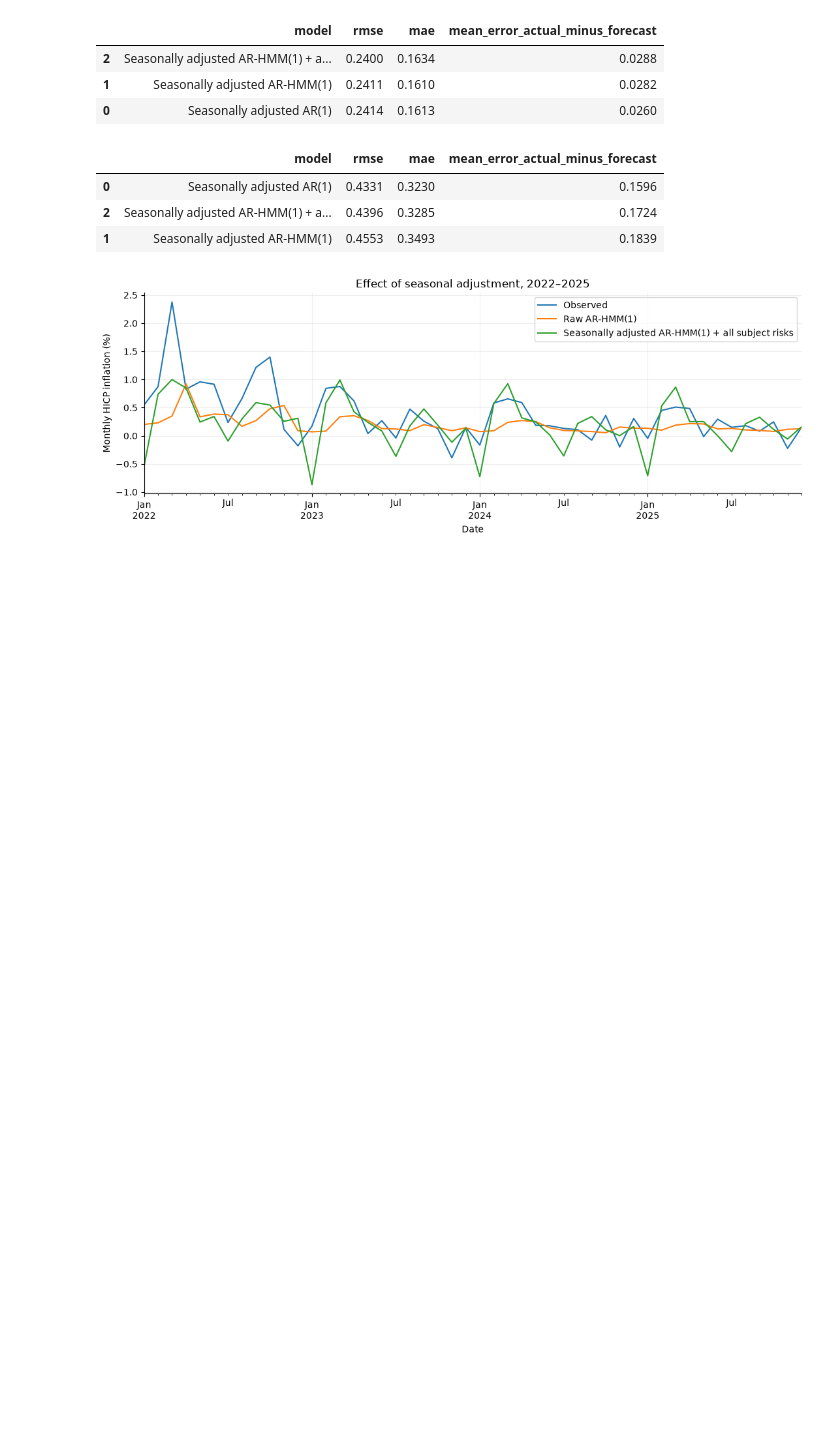
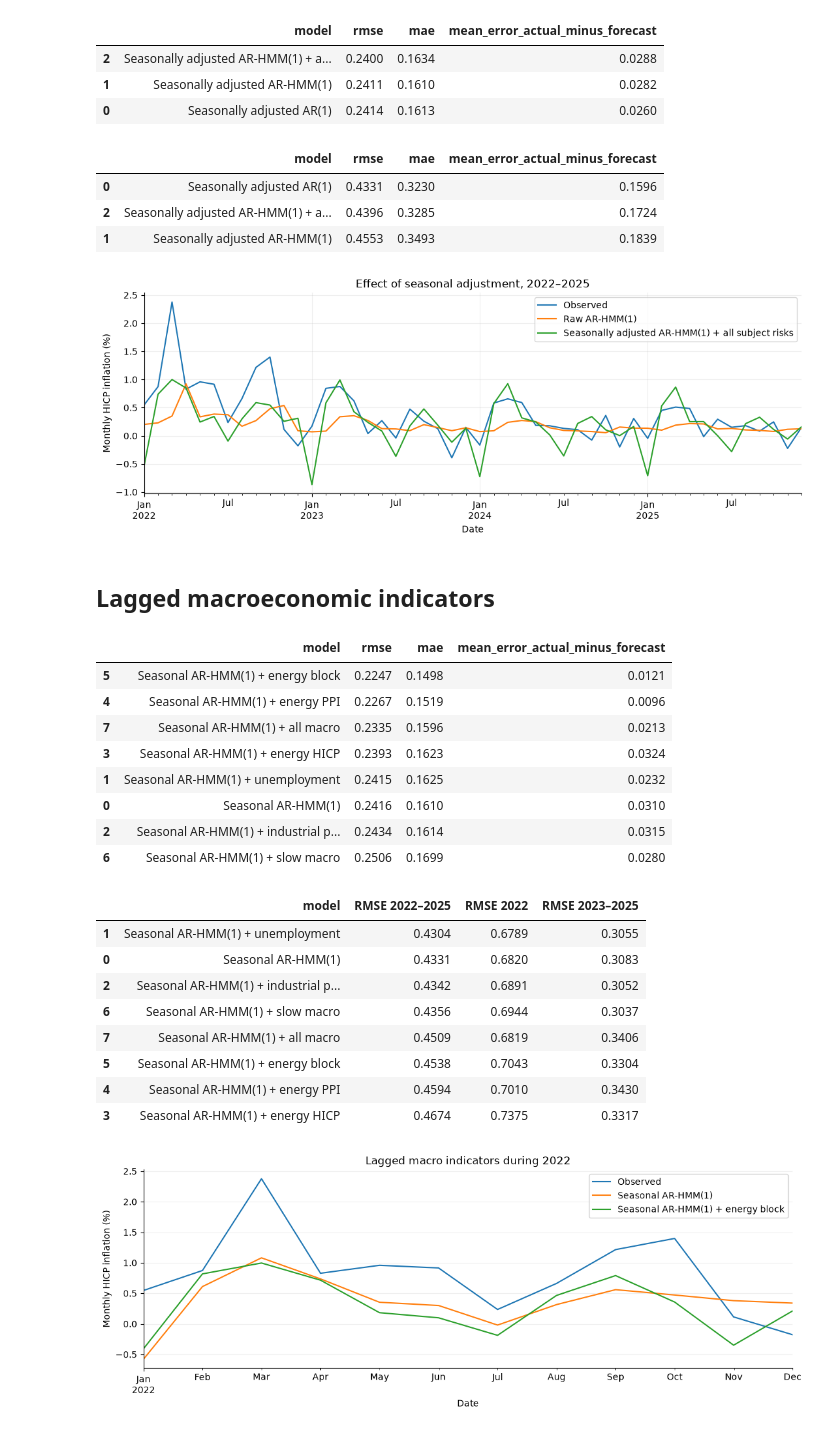
Before and after one commit to zahra-ynp/Thesis, a Jupyter notebook: modelling/notebooks/03_European_Union_Replication.ipynb, the cells around one changed output. Saved outputs shown, nothing was run; the diff lists cells and outputs as text; code cells hidden in the pictures; blank space fills up the shorter version.

Commit message:
Test with different macro economics and different sentiment on european inflation

```diff
--- a/modelling/notebooks/03_European_Union_Replication.ipynb
+++ b/modelling/notebooks/03_European_Union_Replication.ipynb
@@ -171,3 +171,46 @@ plt.show()
 | 2 | Seasonally adjusted AR-HMM(1) + a... | 0.4396 | 0.3285 | 0.1724 |
 | 1 | Seasonally adjusted AR-HMM(1) | 0.4553 | 0.3493 | 0.1839 |
 [figure]
+# %% [markdown]
+## Lagged macroeconomic indicators
+# %%
+macro = results['macro_experiment']
+macro_validation = pd.DataFrame([{'model': item['model'], **item['metrics']}
+                                 for item in macro['rolling_validation']['combined_models']])
+macro_test = pd.DataFrame([{'model': item['model'], 'RMSE 2022–2025': item['metrics']['rmse'],
+                            'RMSE 2022': item['subperiod_metrics']['2022']['rmse'],
+                            'RMSE 2023–2025': item['subperiod_metrics']['2023-2025']['rmse']}
+                           for item in macro['final_test']])
+display(macro_validation.sort_values('rmse').round(4))
+display(macro_test.sort_values('RMSE 2022–2025').round(4))
+baseline = next(item for item in macro['final_test'] if item['model'] == 'Seasonal AR-HMM(1)')
+energy = next(item for item in macro['final_test'] if item['model'] == macro['preferred_model'])
+baseline_2022 = pd.DataFrame(baseline['forecasts']).assign(Date=lambda x: pd.to_datetime(x.Date)).query("Date < '2023-01-01'").set_index('Date')
+energy_2022 = pd.DataFrame(energy['forecasts']).assign(Date=lambda x: pd.to_datetime(x.Date)).query("Date < '2023-01-01'").set_index('Date')
+plot_2022 = baseline_2022[['Actual']].rename(columns={'Actual': 'Observed'})
+plot_2022['Seasonal AR-HMM(1)'] = baseline_2022.Forecast
+plot_2022[energy['model']] = energy_2022.Forecast
+plot_2022.plot(figsize=(13, 4), title='Lagged macro indicators during 2022')
+plt.ylabel('Monthly HICP inflation (%)')
+plt.grid(alpha=.2)
+plt.show()
+# %% [output]
+|  | model | rmse | mae | mean_error_actual_minus_forecast |
+| 5 | Seasonal AR-HMM(1) + energy block | 0.2247 | 0.1498 | 0.0121 |
+| 4 | Seasonal AR-HMM(1) + energy PPI | 0.2267 | 0.1519 | 0.0096 |
+| 7 | Seasonal AR-HMM(1) + all macro | 0.2335 | 0.1596 | 0.0213 |
+| 3 | Seasonal AR-HMM(1) + energy HICP | 0.2393 | 0.1623 | 0.0324 |
+| 1 | Seasonal AR-HMM(1) + unemployment | 0.2415 | 0.1625 | 0.0232 |
+| 0 | Seasonal AR-HMM(1) | 0.2416 | 0.1610 | 0.0310 |
+| 2 | Seasonal AR-HMM(1) + industrial p... | 0.2434 | 0.1614 | 0.0315 |
+| 6 | Seasonal AR-HMM(1) + slow macro | 0.2506 | 0.1699 | 0.0280 |
+|  | model | RMSE 2022–2025 | RMSE 2022 | RMSE 2023–2025 |
+| 1 | Seasonal AR-HMM(1) + unemployment | 0.4304 | 0.6789 | 0.3055 |
+| 0 | Seasonal AR-HMM(1) | 0.4331 | 0.6820 | 0.3083 |
+| 2 | Seasonal AR-HMM(1) + industrial p... | 0.4342 | 0.6891 | 0.3052 |
+| 6 | Seasonal AR-HMM(1) + slow macro | 0.4356 | 0.6944 | 0.3037 |
+| 7 | Seasonal AR-HMM(1) + all macro | 0.4509 | 0.6819 | 0.3406 |
+| 5 | Seasonal AR-HMM(1) + energy block | 0.4538 | 0.7043 | 0.3304 |
+| 4 | Seasonal AR-HMM(1) + energy PPI | 0.4594 | 0.7010 | 0.3430 |
+| 3 | Seasonal AR-HMM(1) + energy HICP | 0.4674 | 0.7375 | 0.3317 |
+[figure, added]
```
Also changed, not shown: parts of 5 cells of this notebook, 5 other files.
